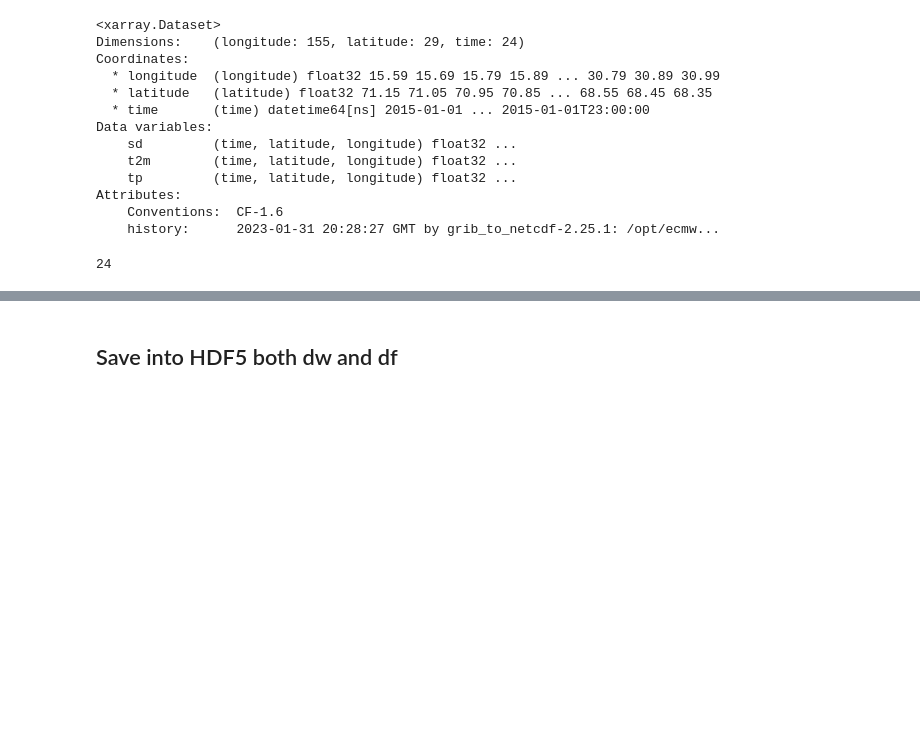
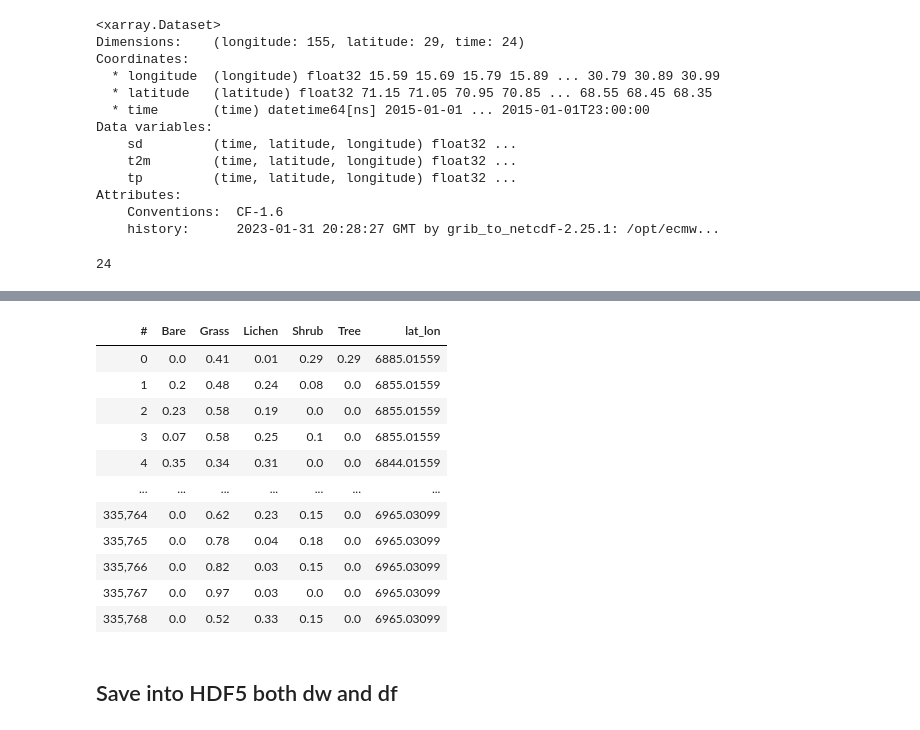
Before and after one commit to j34ni/Vegetation_in_Troms_and_Finnmark, a Jupyter notebook: finn.ipynb, the cells around one changed output, grey strips where cells are left out. Drawn from its saved outputs; the diff is of its cells as text; code cells hidden in the pictures; blank space fills up the shorter version.

```diff
--- a/finn.ipynb
+++ b/finn.ipynb
@@ -511,7 +596,23 @@ dv
 | 335,767 | 31.064757947408683 | 69.72375850014812 | 2015-01-01 00:00:00.000000000 | 0.0 | 0.97 | 0.03 | 0.0 | 0.0 | 154 | ... |
 | 335,768 | 31.064757947408683 | 69.72190664829627 | 2015-01-01 00:00:00.000000000 | 0.0 | 0.52 | 0.33 | 0.15 | 0.0 | 154 | ... |
 # %%
-dw = dv.drop(columns=['time'])
+# Drop unused columns in dv
+dw = dv.drop(columns=['lon', 'lat', 'time', 'ERA5_lon_index', 'ERA5_lat_index', 'ERA5_lon', 'ERA5_lat'])
+# %%
+dw
+# %% [output]
+| # | Bare | Grass | Lichen | Shrub | Tree | lat_lon |
+| 0 | 0.0 | 0.41 | 0.01 | 0.29 | 0.29 | 6885.01559 |
+| 1 | 0.2 | 0.48 | 0.24 | 0.08 | 0.0 | 6855.01559 |
+| 2 | 0.23 | 0.58 | 0.19 | 0.0 | 0.0 | 6855.01559 |
+| 3 | 0.07 | 0.58 | 0.25 | 0.1 | 0.0 | 6855.01559 |
+| 4 | 0.35 | 0.34 | 0.31 | 0.0 | 0.0 | 6844.01559 |
+| ... | ... | ... | ... | ... | ... | ... |
+| 335,764 | 0.0 | 0.62 | 0.23 | 0.15 | 0.0 | 6965.03099 |
+| 335,765 | 0.0 | 0.78 | 0.04 | 0.18 | 0.0 | 6965.03099 |
+| 335,766 | 0.0 | 0.82 | 0.03 | 0.15 | 0.0 | 6965.03099 |
+| 335,767 | 0.0 | 0.97 | 0.03 | 0.0 | 0.0 | 6965.03099 |
+| 335,768 | 0.0 | 0.52 | 0.33 | 0.15 | 0.0 | 6965.03099 |
 # %% [markdown]
 ## Save into HDF5 both dw and df
 # %%
```
Also changed, not shown: parts of 32 cells of this notebook.
